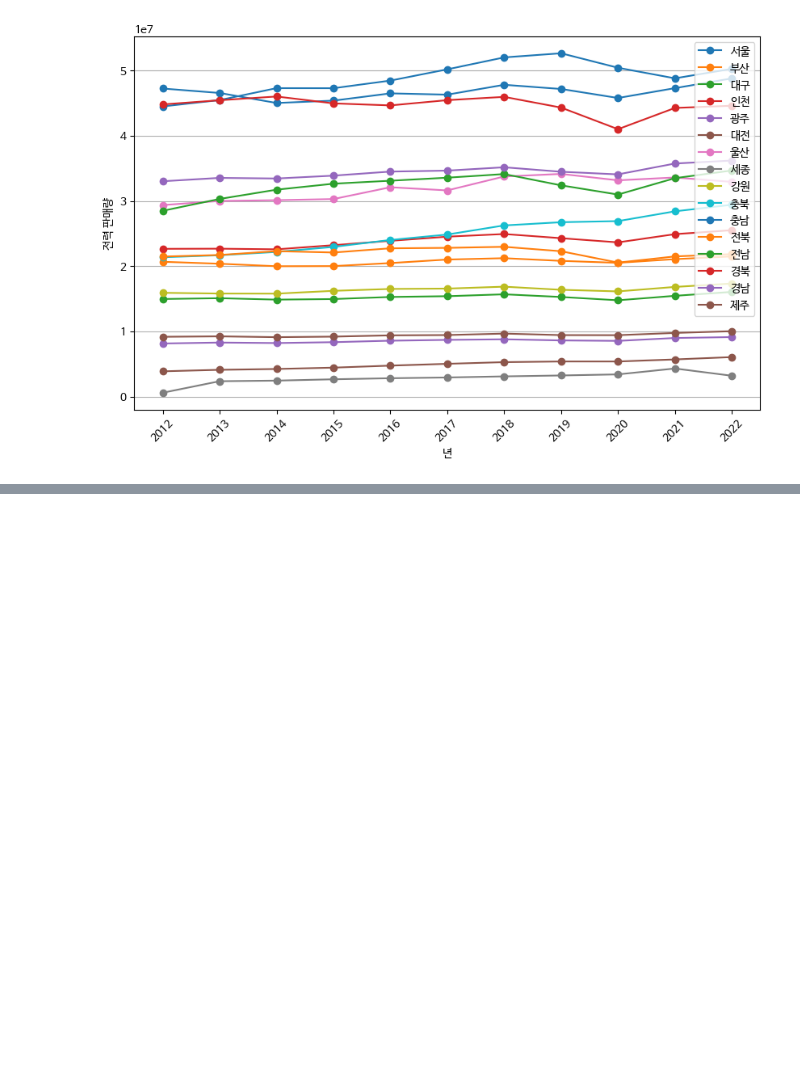
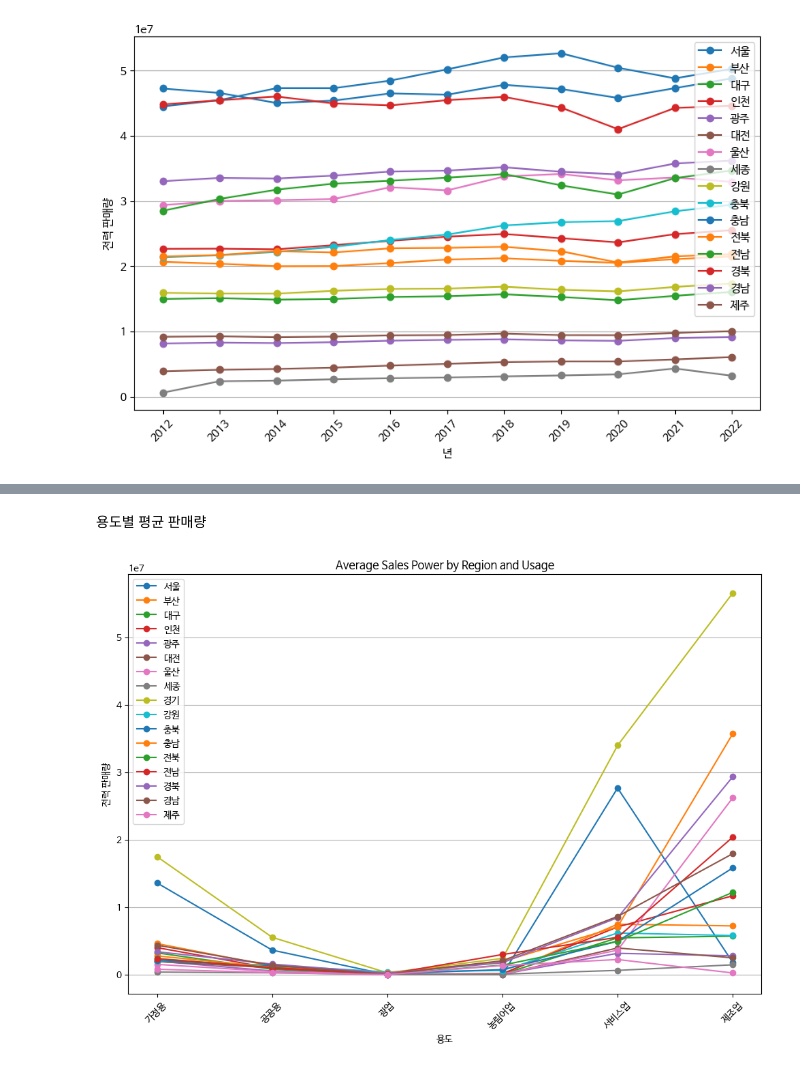
Before and after one commit to intoMaven/DB_Processing, a Jupyter notebook: SalesPower.ipynb, the cells around one changed output, grey strips where cells are left out. Drawn from its saved outputs; the diff is of its cells as text; code cells hidden in the pictures; blank space fills up the shorter version.

```diff
--- a/SalesPower.ipynb
+++ b/SalesPower.ipynb
@@ -206,0 +259,48 @@ plt.show()
+# %% [markdown]
+용도별 평균 판매량
+# %%
+columns_to_read = ['용도', '서울', '부산', '대구', '인천', '광주', '대전', '울산', '세종', '경기', '강원', '충북', '충남', '전북', '전남', '경북', '경남', '제주']
+
+# 해당 폴더 내의 모든 CSV 파일 목록
+file_list = sorted([f for f in os.listdir(folder_path) if f.startswith('result_SalesPower') and f.endswith('.csv')])
+
+# 첫 번째 행의 데이터를 저장할 빈 데이터프레임 생성
+all_data = pd.DataFrame()
+
+# 각 파일의 첫 번째 행의 데이터를 읽어와서 빈 데이터프레임에 추가
+for file in file_list:
+    file_path = os.path.join(folder_path, file)
+    data = pd.read_csv(file_path, usecols=columns_to_read)  # 첫 번째 행만 읽기
+
+    data.set_index(data.columns[0], inplace=True)
+
+    data_without_total = data.drop(index='합계')
+
+    # 데이터를 모두 합침
+    all_data = pd.concat([all_data, data_without_total])
+
+# 평균 계산
+average_data = all_data.groupby(all_data.index).mean()
+
+# 데이터프레임 출력
+# print(average_data)
+
+# 평균 데이터로 그래프 생성
+plt.figure(figsize=(12, 8))
+
+# 각 열의 데이터에 대해 꺾은선 그래프로 추가
+for column in average_data.columns:
+    plt.plot(average_data.index, average_data[column], marker='o', label=column)
+
+# 그래프에 제목, 레이블, 범례 등 추가
+plt.title('Average Sales Power by Region and Usage')
+plt.xlabel('용도')
+plt.ylabel('전력 판매량')
+plt.xticks(rotation=45)
+plt.grid(axis='y')
+plt.legend()
+
+# 그래프 출력
+plt.show()
+# %% [output]
+[figure, added]
```
Also changed, not shown: parts of 7 cells of this notebook.
